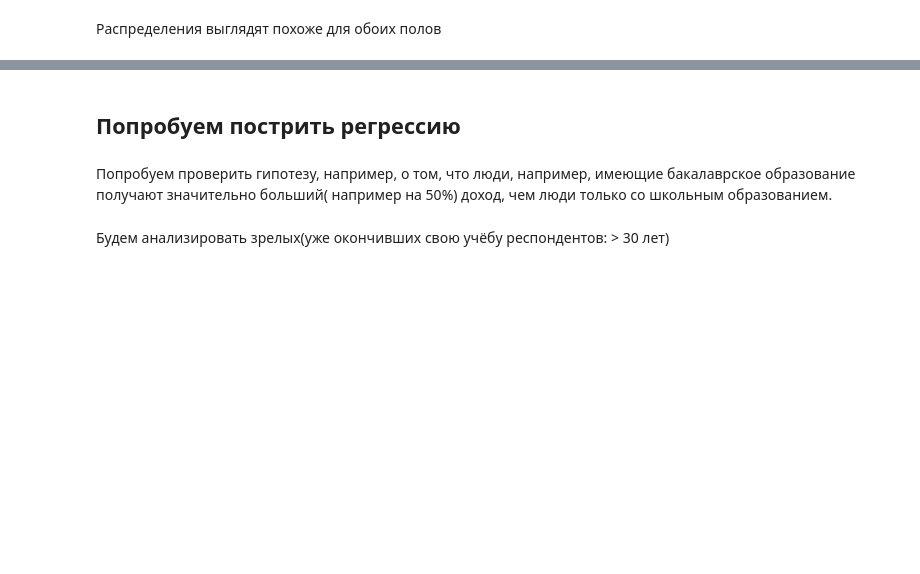
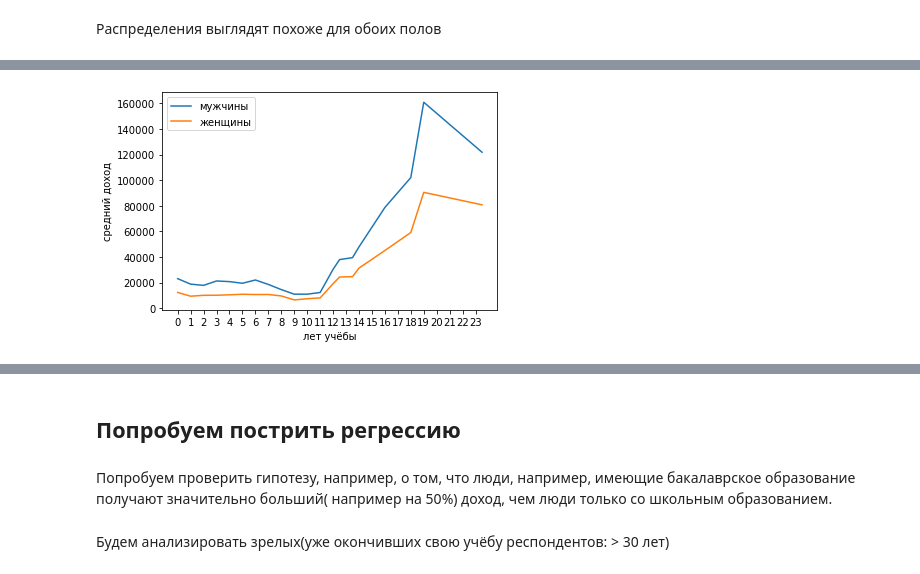
Before and after one commit to AleksVart/AndanProject, a Jupyter notebook: DemographyML.ipynb, the cells around one changed output, grey strips where cells are left out. Saved outputs shown, nothing was run; the diff lists cells and outputs as text; code cells hidden in the pictures; blank space fills up the shorter version.

```diff
--- a/DemographyML.ipynb
+++ b/DemographyML.ipynb
@@ -188,0 +207,9 @@ Text(0, 0.5, 'доход')
+# %%
+plt.plot(m_earns)
+plt.plot(f_earns)
+plt.xticks(np.arange(0, 23.5, 1.0))
+plt.xlabel('лет учёбы')
+plt.ylabel('средний доход')
+plt.legend(['мужчины', 'женщины']);
+# %% [output]
+[figure, added]
```
Also changed, not shown: parts of 14 cells of this notebook.
